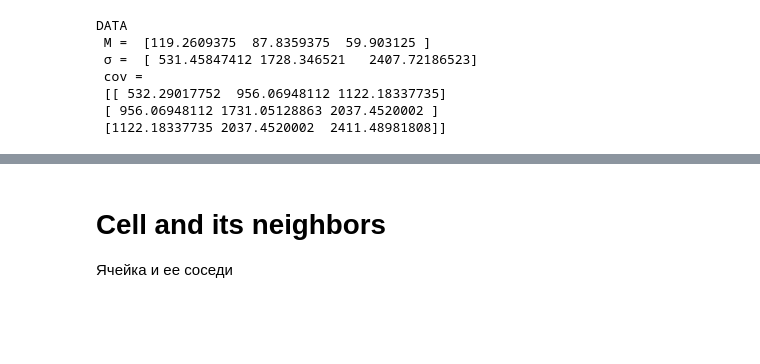
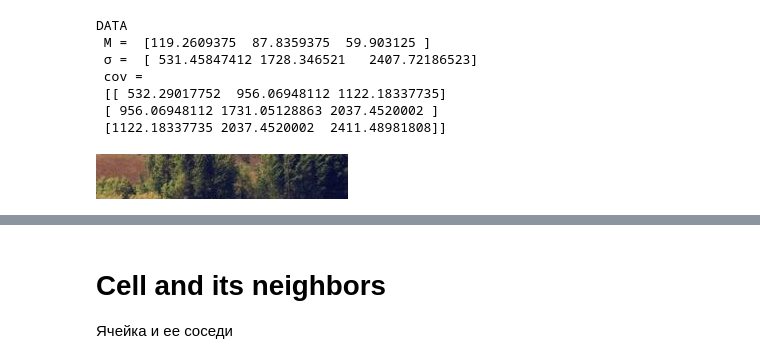
Before and after one commit to Alester99/Computational-geometry-in-computer-vision, a Jupyter notebook: Lab 2/Lab 2.ipynb, the cells around one changed output, grey strips where cells are left out. Cells and saved outputs as stored; diff of their text form; code cells hidden in the pictures; blank space fills up the shorter version.

```diff
--- a/Lab 2/Lab 2.ipynb
+++ b/Lab 2/Lab 2.ipynb
@@ -416,17 +480,17 @@ all_proximity.all_proximity[1][2][1][2][0]
 # Image and its data
 Изображение и его данные
 # %%
-class Image(object):
+class Image_class(object):
     def __init__(self, path):
         self.img = cv2.imread(path, cv2.IMREAD_UNCHANGED)
         print('Original Dimensions : ',self.img.shape)
         self.max_i, self.max_j, _ = self.img.shape
-
+        #self.resize()
     # Resize image size
     # Изменить размер изображения
-    def resize (self):
-        width = 300
-        height = 600
+    def resize(self):
+        width = 5
+        height = 5
         dim = (height,width)
 
         self.max_i = height
@@ -482,0 +570,5 @@ DATA
+# %%
+Image(f"./img/img4/Classes/5.jpg")
+Image(f"./img/img4/Classes/3.jpg")
+# %% [output]
+[figure, added]
```
Also changed, not shown: parts of 46 cells of this notebook.
